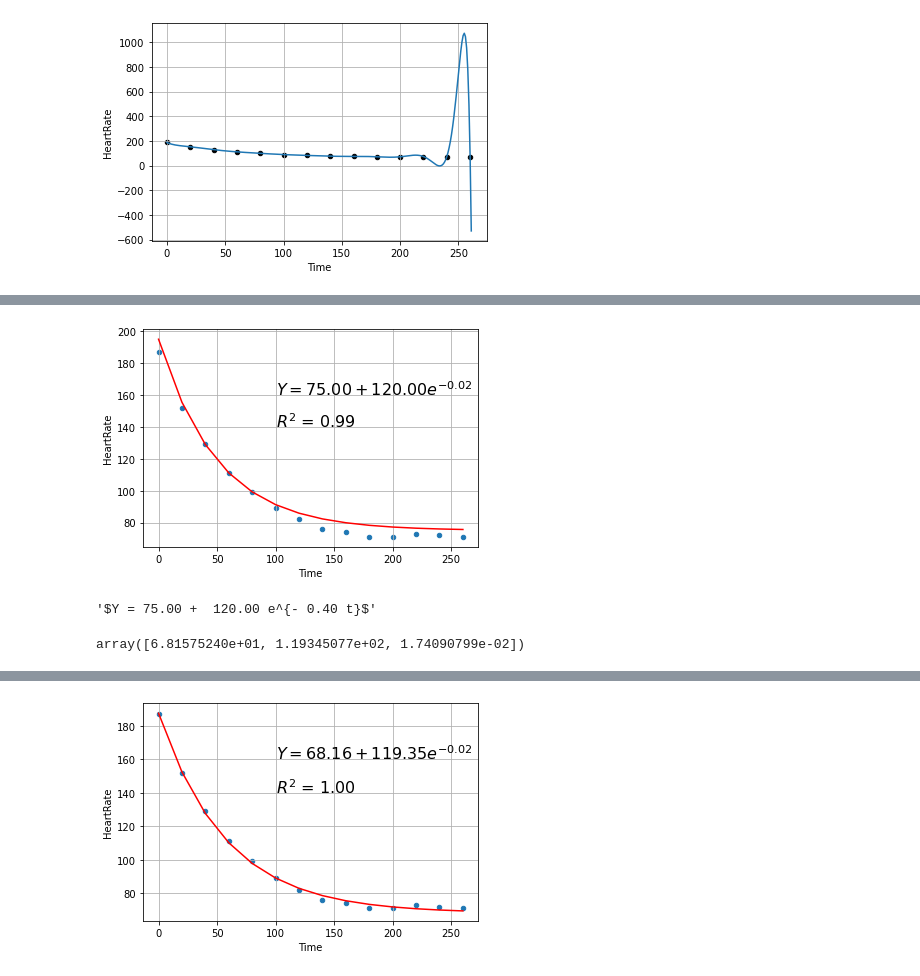
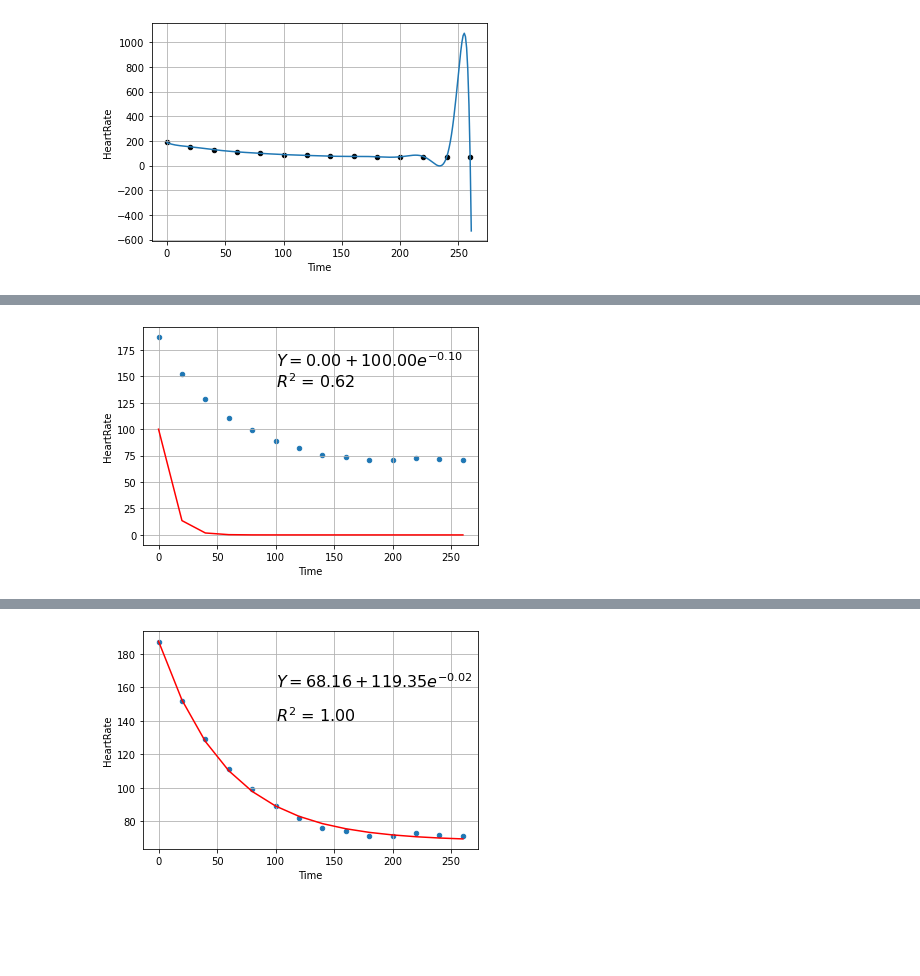
Before and after one commit to TobGerken/ISAT300, a Jupyter notebook: LectureCode/x_HeartRate.ipynb, the cells around one changed output, grey strips where cells are left out. Drawn from its saved outputs; the diff is of its cells as text; code cells hidden in the pictures; blank space fills up the shorter version.

```diff
--- a/LectureCode/x_HeartRate.ipynb
+++ b/LectureCode/x_HeartRate.ipynb
@@ -348,26 +387,20 @@ $Y = a + b e^{-kt}$ ,
 # %%
-def func4(t, a, b, k):
-    return a + b * np.exp(-k*t)
+def ExpFunction(t, a, b, k):
+    y = a + b * np.exp(-k*t)
+    return y
 
 
-a = 75
-b = 120
-k = 0.02
+a = 0        # suggested starting value: 0
+b = 100       # suggested starting value: 100
+k = 0.1      # 0.1
 
-y_est = func4(x, a, b, k)
+t = df_HRR['Time']
 
-ax1 = df.plot(kind='scatter', x='Time', y='HeartRate', grid = True)
-ax1 = plt.plot(x,y_est, color = 'r')
+y_est = ExpFunction(t, a, b, k)
+
+ax1 = df_HRR.plot(kind='scatter', x='Time', y='HeartRate', grid = True)
+ax1 = plt.plot(t,y_est, color = 'r')
 ax1 = plt.text(100, 160, r"$Y = %3.2f +  %3.2f e^{- %3.2f }$" % (a,b,k), fontsize = 16)
-ax1 = plt.text(100, 140, r"$R^2$ = %3.2f" % (np.corrcoef(y,y_est)[0,1])**2 , fontsize = 16)
+ax1 = plt.text(100, 140, r"$R^2$ = %3.2f" % (np.corrcoef(df_HRR['HeartRate'],y_est)[0,1])**2 , fontsize = 16)
 # %% [output]
-[figure, old version]
+[figure, new version]
-# %%
-r"$Y = %3.2f +  %3.2f e^{- %3.2f t}$" % (a,b,k)
-# %% [output]
-'$Y = 75.00 +  120.00 e^{- 0.40 t}$'
-# %%
-popt4, pcov4  = curve_fit(func4, x, y)
-popt4
-# %% [output]
-array([6.81575240e+01, 1.19345077e+02, 1.74090799e-02])
```
Also changed, not shown: parts of 17 cells of this notebook.
